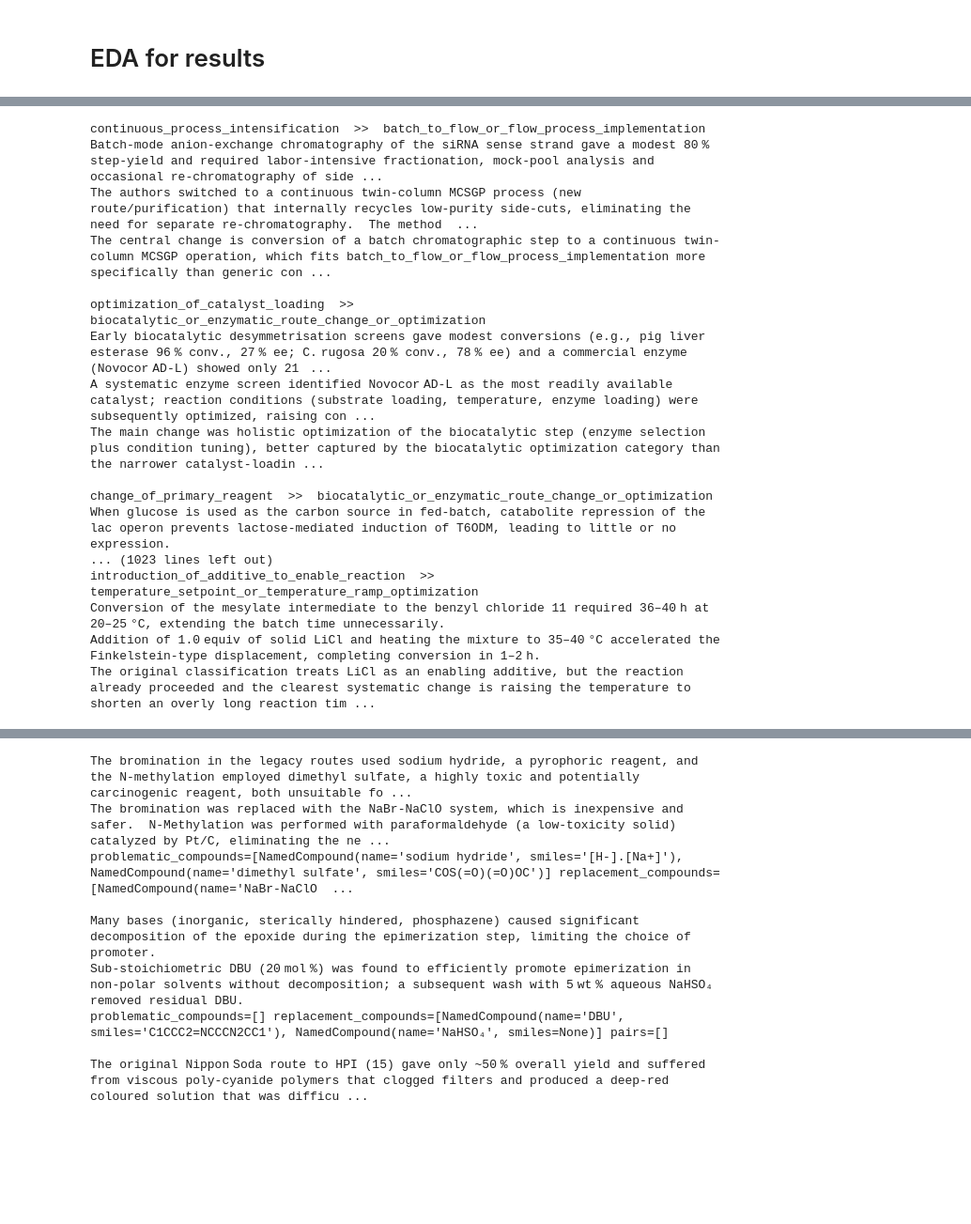
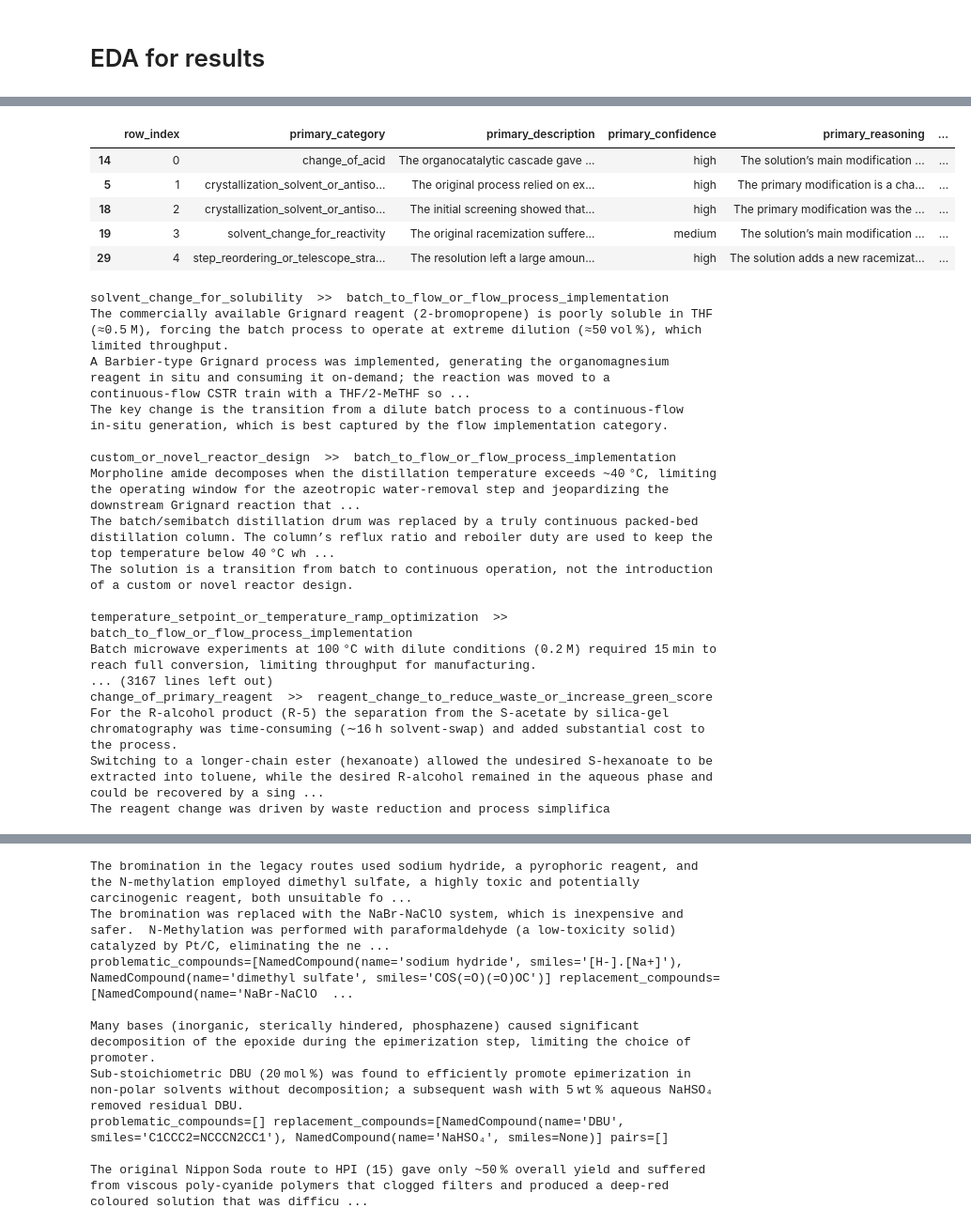
Before and after one commit to coleygroup/scale-up-llm-extraction, a Jupyter notebook: figure4_new/figure4_new.ipynb, the cells around one changed output, grey strips where cells are left out. Shown at 94% size. Drawn from its saved outputs; the diff is of its cells as text; code cells hidden in the pictures; blank space fills up the shorter version.

```diff
--- a/figure4_new/figure4_new.ipynb
+++ b/figure4_new/figure4_new.ipynb
@@ -16,3 +20,13 @@ ModuleNotFoundError: No module named 'pandas'
+# %%
+results_df = pd.read_json('scaleup_all_120b_20251229_results.jsonl', lines=True).sort_values('row_index')
+results_df.head()
+# %% [output]
+|  | row_index | primary_category | primary_description | primary_confidence | primary_reasoning | ... |
+| 14 | 0 | change_of_acid | The organocatalytic cascade gave ... | high | The solution’s main modification ... | ... |
+| 5 | 1 | crystallization_solvent_or_antiso... | The original process relied on ex... | high | The primary modification is a cha... | ... |
+| 18 | 2 | crystallization_solvent_or_antiso... | The initial screening showed that... | high | The primary modification was the ... | ... |
+| 19 | 3 | solvent_change_for_reactivity | The original racemization suffere... | medium | The solution’s main modification ... | ... |
+| 29 | 4 | step_reordering_or_telescope_stra... | The resolution left a large amoun... | high | The solution adds a new racemizat... | ... |
 # %%
 grouped_by_verifier_category = results_df.groupby('verifier_category')
 
@@ -32,23 +46,23 @@ for verifier_category, dfg in grouped_by_verifier_category:
             print(k["verifier_comment"])
             print()
 # %% [output]
-continuous_process_intensification  >>  batch_to_flow_or_flow_process_implementation
-Batch‑mode anion‑exchange chromatography of the siRNA sense strand gave a modest 80 % step‑yield and required labor‑intensive fractionation, mock‑pool analysis and occasional re‑chromatography of side ...
-The authors switched to a continuous twin‑column MCSGP process (new route/purification) that internally recycles low‑purity side‑cuts, eliminating the need for separate re‑chromatography.  The method  ...
-The central change is conversion of a batch chromatographic step to a continuous twin-column MCSGP operation, which fits batch_to_flow_or_flow_process_implementation more specifically than generic con ...
+solvent_change_for_solubility  >>  batch_to_flow_or_flow_process_implementation
+The commercially available Grignard reagent (2‑bromopropene) is poorly soluble in THF (≈0.5 M), forcing the batch process to operate at extreme dilution (≈50 vol %), which limited throughput.
+A Barbier‑type Grignard process was implemented, generating the organomagnesium reagent in situ and consuming it on‑demand; the reaction was moved to a continuous‑flow CSTR train with a THF/2‑MeTHF so ...
+The key change is the transition from a dilute batch process to a continuous‑flow in‑situ generation, which is best captured by the flow implementation category.
 
-optimization_of_catalyst_loading  >>  biocatalytic_or_enzymatic_route_change_or_optimization
-Early biocatalytic desymmetrisation screens gave modest conversions (e.g., pig liver esterase 96 % conv., 27 % ee; C. rugosa 20 % conv., 78 % ee) and a commercial enzyme (Novocor AD‑L) showed only 21  ...
-A systematic enzyme screen identified Novocor AD‑L as the most readily available catalyst; reaction conditions (substrate loading, temperature, enzyme loading) were subsequently optimized, raising con ...
-The main change was holistic optimization of the biocatalytic step (enzyme selection plus condition tuning), better captured by the biocatalytic optimization category than the narrower catalyst-loadin ...
+custom_or_novel_reactor_design  >>  batch_to_flow_or_flow_process_implementation
+Morpholine amide decomposes when the distillation temperature exceeds ~40 °C, limiting the operating window for the azeotropic water‑removal step and jeopardizing the downstream Grignard reaction that ...
+The batch/semibatch distillation drum was replaced by a truly continuous packed‑bed distillation column. The column’s reflux ratio and reboiler duty are used to keep the top temperature below 40 °C wh ...
+The solution is a transition from batch to continuous operation, not the introduction of a custom or novel reactor design.
 
-change_of_primary_reagent  >>  biocatalytic_or_enzymatic_route_change_or_optimization
-When glucose is used as the carbon source in fed‑batch, catabolite repression of the lac operon prevents lactose‑mediated induction of T6ODM, leading to little or no expression.
-... (1023 lines left out)
-introduction_of_additive_to_enable_reaction  >>  temperature_setpoint_or_temperature_ramp_optimization
-Conversion of the mesylate intermediate to the benzyl chloride 11 required 36–40 h at 20–25 °C, extending the batch time unnecessarily.
-Addition of 1.0 equiv of solid LiCl and heating the mixture to 35–40 °C accelerated the Finkelstein‑type displacement, completing conversion in 1–2 h.
-The original classification treats LiCl as an enabling additive, but the reaction already proceeded and the clearest systematic change is raising the temperature to shorten an overly long reaction tim ...
+temperature_setpoint_or_temperature_ramp_optimization  >>  batch_to_flow_or_flow_process_implementation
+Batch microwave experiments at 100 °C with dilute conditions (0.2 M) required 15 min to reach full conversion, limiting throughput for manufacturing.
+... (3167 lines left out)
+change_of_primary_reagent  >>  reagent_change_to_reduce_waste_or_increase_green_score
+For the R‑alcohol product (R‑5) the separation from the S‑acetate by silica‑gel chromatography was time‑consuming (∼16 h solvent‑swap) and added substantial cost to the process.
+Switching to a longer‑chain ester (hexanoate) allowed the undesired S‑hexanoate to be extracted into toluene, while the desired R‑alcohol remained in the aqueous phase and could be recovered by a sing ...
+The reagent change was driven by waste reduction and process simplifica
 # %%
 cat_count = {}
 for i,k in results_df.iterrows():
```
Also changed, not shown: parts of 6 cells of this notebook, 25 other files.
